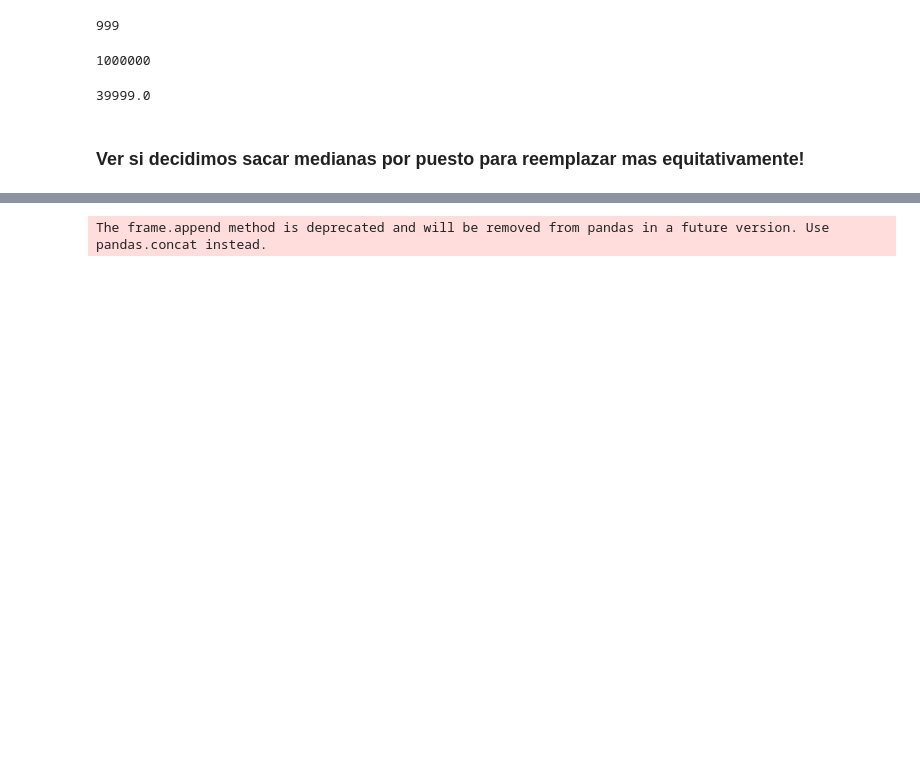
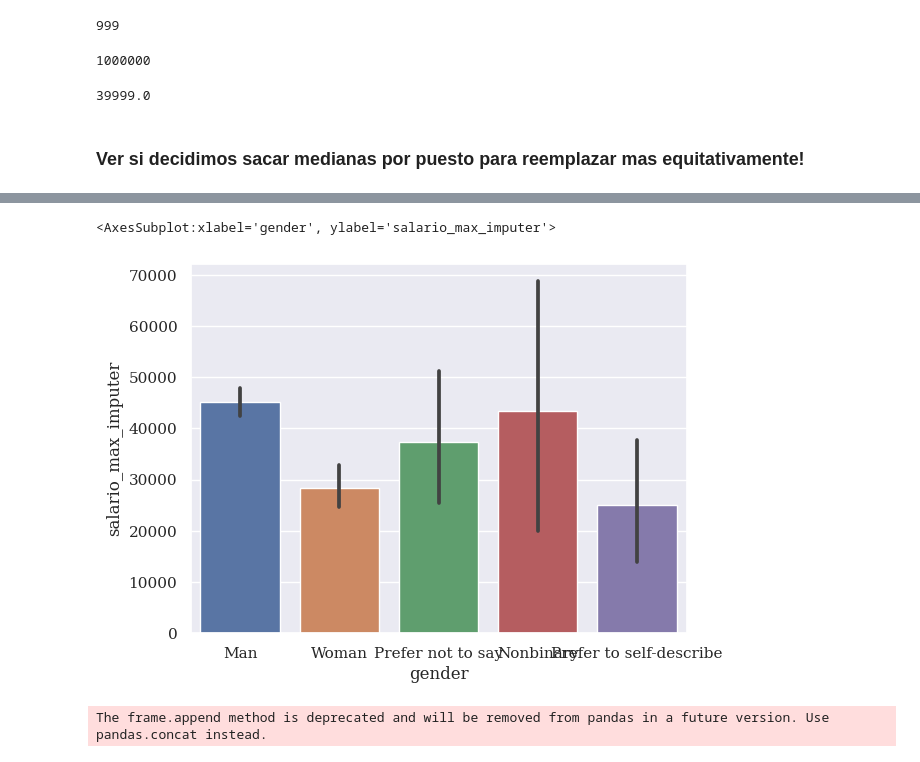
Before and after one commit to Adalab/project-DA-promo-c-modulo-2-team-5, a Jupyter notebook: sprint3_proyecto_modulo2.ipynb, the cells around one changed output, grey strips where cells are left out. Saved outputs shown, nothing was run; the diff lists cells and outputs as text; code cells hidden in the pictures; blank space fills up the shorter version.

```diff
--- a/sprint3_proyecto_modulo2.ipynb
+++ b/sprint3_proyecto_modulo2.ipynb
@@ -289,3 +304,8 @@ See the caveats in the documentation: https://pandas.pydata.org/pandas-docs/stab
+# %%
+sns.barplot(x='gender',y='salario_max_imputer',data= df_europa_salarios)
+# %% [output]
+<AxesSubplot:xlabel='gender', ylabel='salario_max_imputer'>
+[figure, added]
 # %%
 import plotly.express as px # VER DE GESTIONAR LOS OUTLAIERS
 import pandas as pd
```
Also changed, not shown: parts of 50 cells of this notebook.
